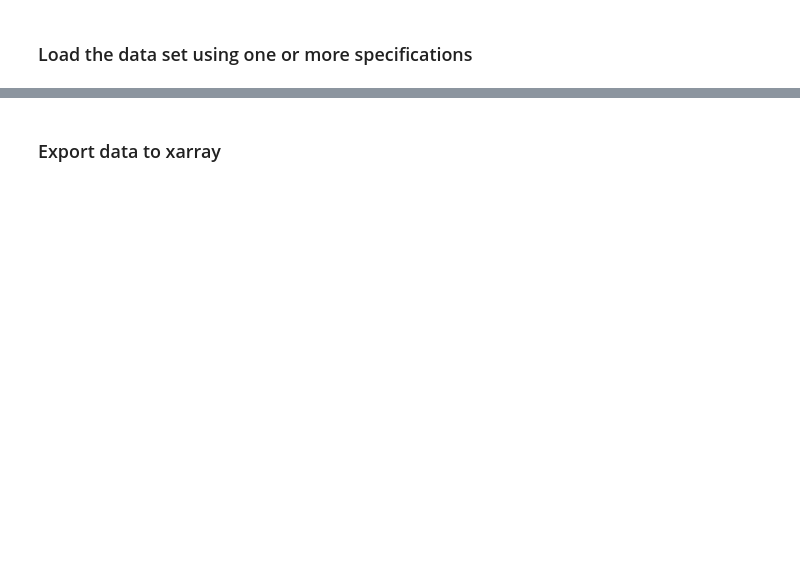
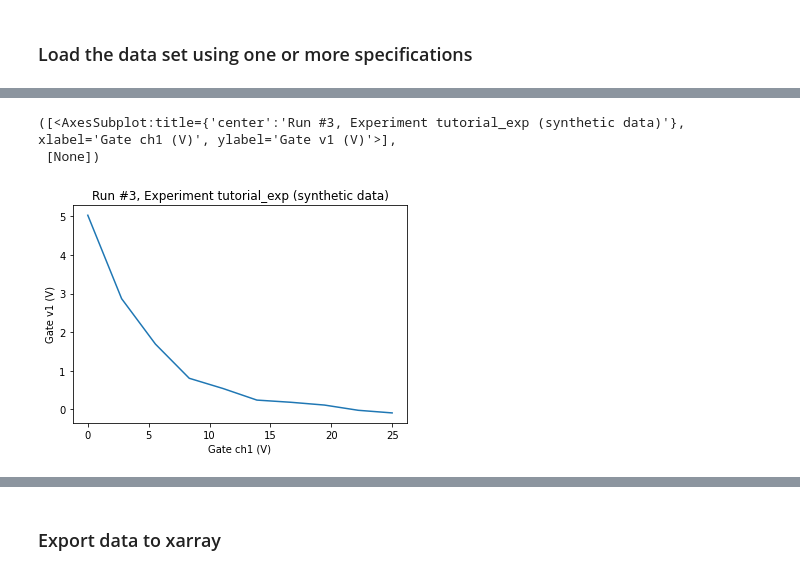
Before and after one commit to aa8919aa3/Qcodes, a Jupyter notebook: docs/examples/15_minutes_to_QCoDeS.ipynb, the cells around one changed output, grey strips where cells are left out. Drawn from its saved outputs; the diff is of its cells as text; code cells hidden in the pictures; blank space fills up the shorter version.

```diff
--- a/docs/examples/15_minutes_to_QCoDeS.ipynb
+++ b/docs/examples/15_minutes_to_QCoDeS.ipynb
@@ -352,0 +341,7 @@ plot_dataset(dataset)
+# %%
+# Plotting 1d dataset
+plot_dataset(dataset_1d)
+# %% [output]
+([<AxesSubplot:title={'center':'Run #3, Experiment tutorial_exp (synthetic data)'}, xlabel='Gate ch1 (V)', ylabel='Gate v1 (V)'>],
+ [None])
+[figure, added]
```
Also changed, not shown: parts of 150 cells of this notebook.
